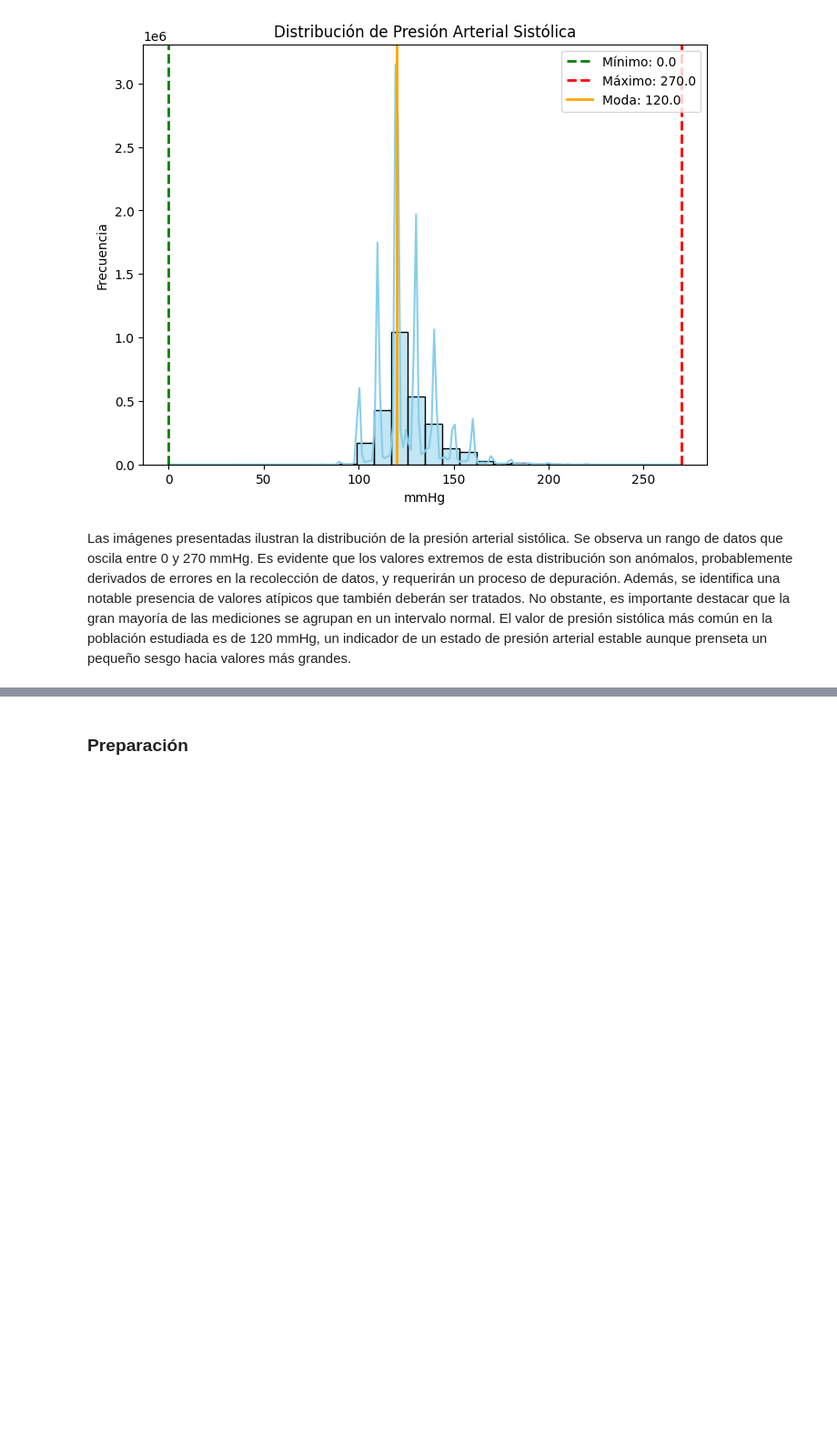
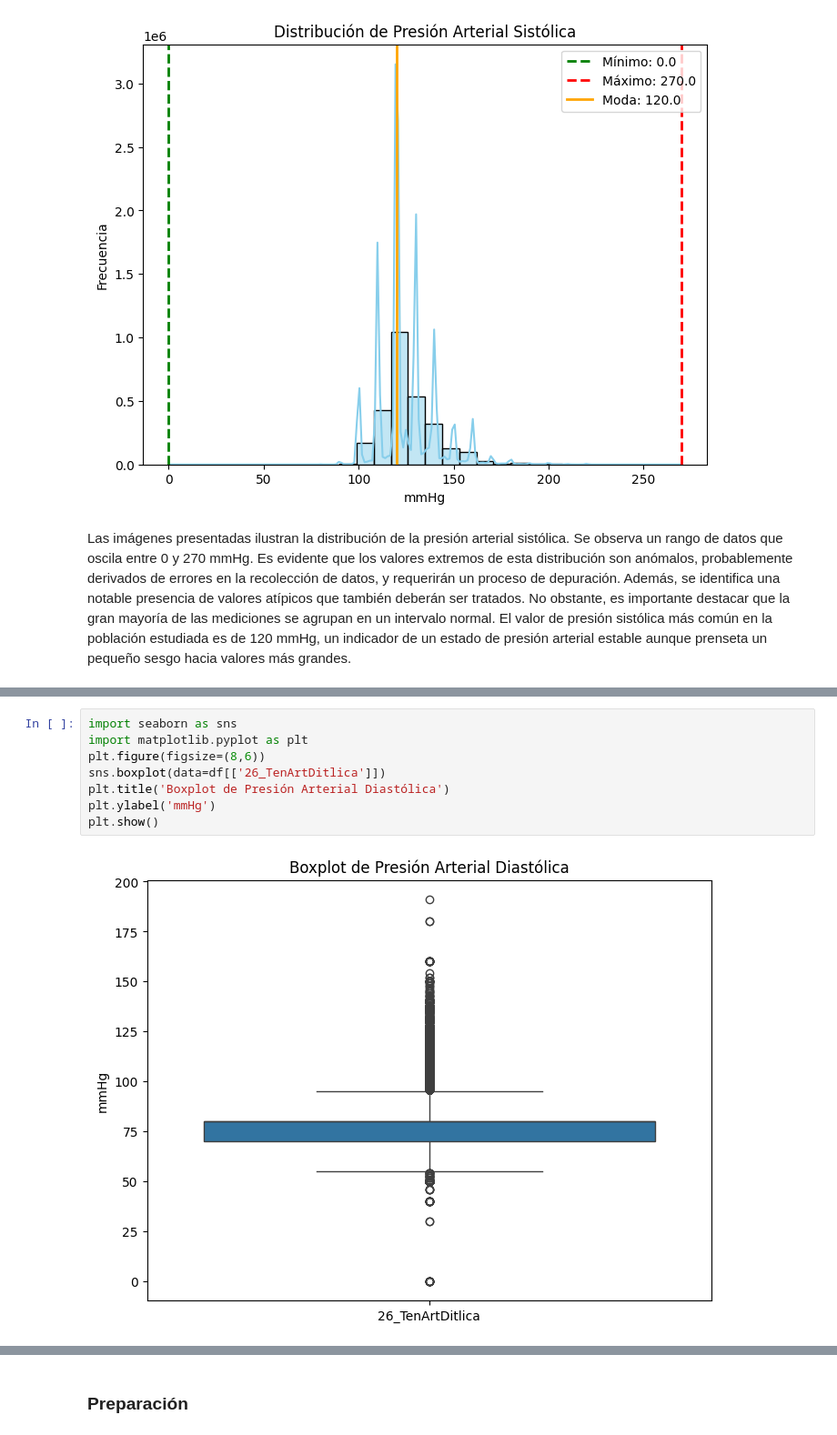
Before and after one commit to elkofix/cardiac-risk-db, a Jupyter notebook: explorative_data_analysis.ipynb, the cells around one changed output, grey strips where cells are left out. Shown at 91% size. Cells and saved outputs as stored; diff of their text form; blank space fills up the shorter version.

```diff
--- a/explorative_data_analysis.ipynb
+++ b/explorative_data_analysis.ipynb
@@ -125,0 +131,10 @@ Las imágenes presentadas ilustran la distribución de la presión arterial sist
+# %%
+import seaborn as sns
+import matplotlib.pyplot as plt
+plt.figure(figsize=(8,6))
+sns.boxplot(data=df[['26_TenArtDitlica']])
+plt.title('Boxplot de Presión Arterial Diastólica')
+plt.ylabel('mmHg')
+plt.show()
+# %% [output]
+[figure, added]
```
Also changed, not shown: parts of 9 cells of this notebook.
